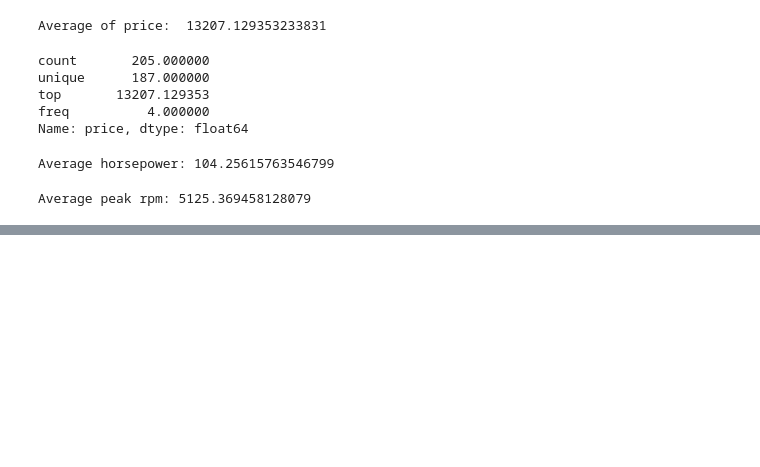
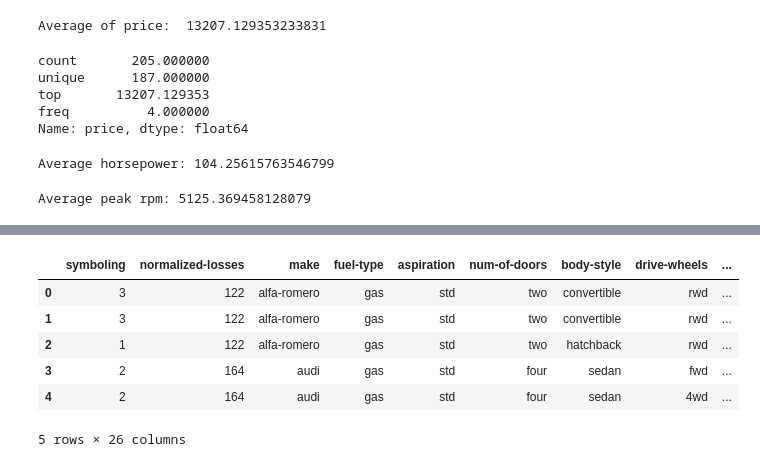
Before and after one commit to muwongelawrence-tech/Statistical_Machine_Learning-and-Data-science, a Jupyter notebook: statistical machine learning projects/Data Analysis/Fundamentals of Data Analysis.ipynb, the cells around one changed output, grey strips where cells are left out. Cells and saved outputs as stored; diff of their text form; code cells hidden in the pictures; blank space fills up the shorter version.

```diff
--- a/statistical machine learning projects/Data Analysis/Fundamentals of Data Analysis.ipynb
+++ b/statistical machine learning projects/Data Analysis/Fundamentals of Data Analysis.ipynb
@@ -346,0 +389,18 @@ Average peak rpm: 5125.369458128079
+# %%
+# As we can see above, some columns are not of the correct data type.
+# Numerical variables should have type 'float' or 'int', and variables
+# with strings such as categories should have type 'object'. For example,
+# 'bore' and 'stroke' variables are numerical values that describe the engines,
+# so we should expect them to be of the type 'float' or 'int'; however, they are
+# shown as type 'object'. We have to convert data types into a proper format for
+# each column using the "astype()" method.
+
+# Lets covert the datatypes to a proper format
+
+df2[["bore", "stroke"]] = df2[["bore", "stroke"]].astype("float")
+df2[["normalized-losses"]] = df2[["normalized-losses"]].astype("int")
+df2[["price"]] = df2[["price"]].astype("float")
+df2[["peak-rpm"]] = df2[["peak-rpm"]].astype("float")
+
+# Let us list the columns after the conversion
+df2.dtypes
@@ -346,0 +425,33 @@ Average peak rpm: 5125.369458128079
+# %%
+# Data Standardization
+# Data is usually collected from different agencies in different formats.
+# (Data standardization is also a term for a particular type of data normalization where we subtract the mean and
+#  divide by the standard deviation.)
+
+# What is standardization?
+
+# Standardization is the process of transforming data into a common format, allowing the researcher to make the
+# meaningful comparison.
+
+# Example
+
+# Transform mpg to L/100km:
+
+# In our dataset, the fuel consumption columns "city-mpg" and "highway-mpg" are represented by mpg (miles per gallon)
+# unit. Assume we are developing an application in a country that accepts the fuel consumption with L/100km standard.
+
+# We will need to apply data transformation to transform mpg into L/100km.
+# The formula for unit conversion is:
+
+# L/100km = 235 / mpg
+
+# We can do many mathematical operations directly in Pandas.
+df2.head()
+# %% [output]
+|  | symboling | normalized-losses | make | fuel-type | aspiration | num-of-doors | body-style | drive-wheels | ... |
+| 0 | 3 | 122 | alfa-romero | gas | std | two | convertible | rwd | ... |
+| 1 | 3 | 122 | alfa-romero | gas | std | two | convertible | rwd | ... |
+| 2 | 1 | 122 | alfa-romero | gas | std | two | hatchback | rwd | ... |
+| 3 | 2 | 164 | audi | gas | std | four | sedan | fwd | ... |
+| 4 | 2 | 164 | audi | gas | std | four | sedan | 4wd | ... |
+5 rows × 26 columns
```
Also changed, not shown: parts of 21 cells of this notebook, 1 other file.
